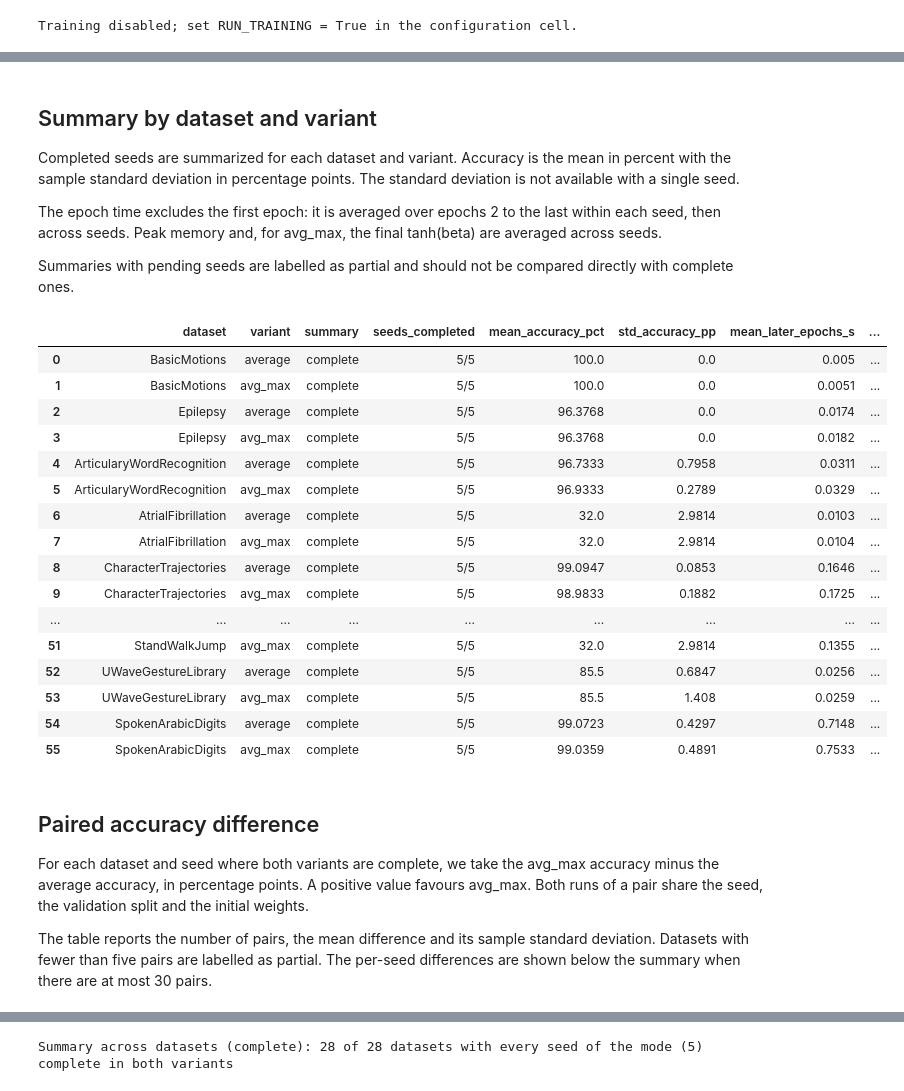
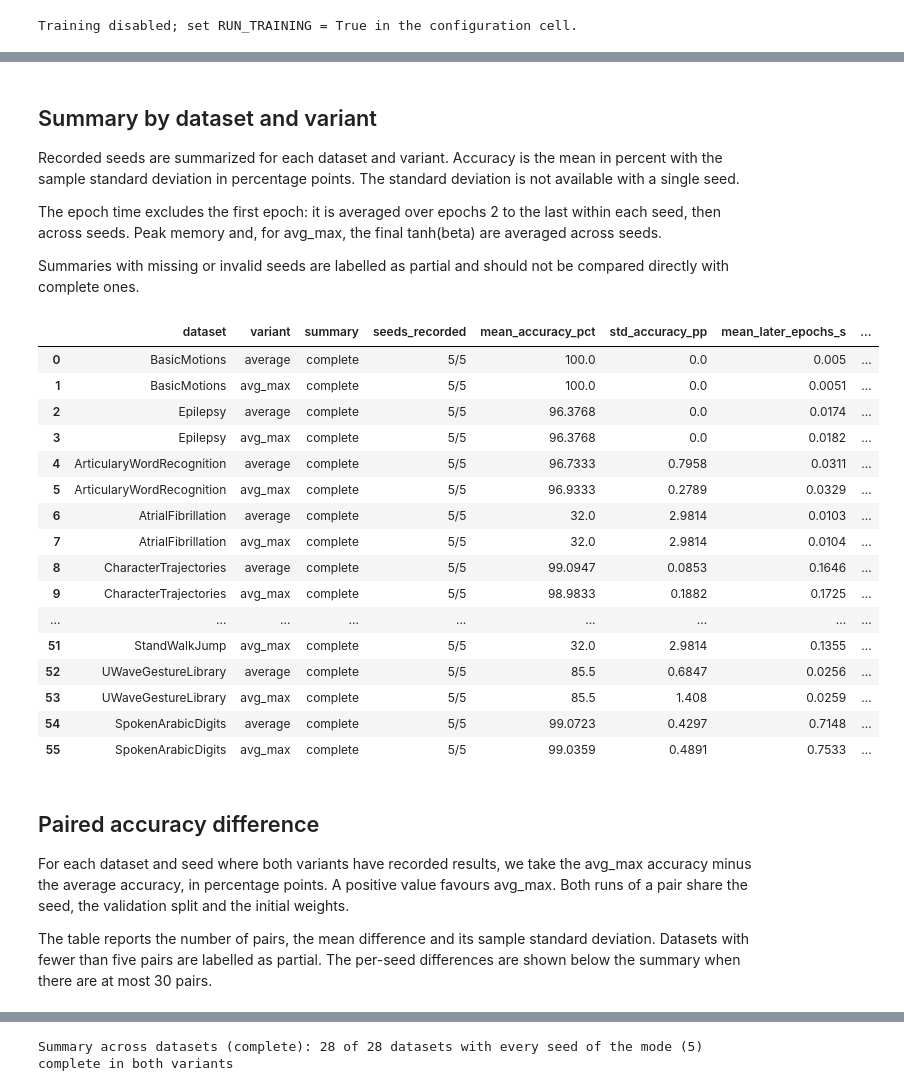
Before and after one commit to tyrerodr/convtran-reproduction, a Jupyter notebook: notebooks/06_pooling_experiments.ipynb, the cells around one changed output, grey strips where cells are left out. Drawn from its saved outputs; the diff is of its cells as text; code cells hidden in the pictures.

```diff
--- a/notebooks/06_pooling_experiments.ipynb
+++ b/notebooks/06_pooling_experiments.ipynb
@@ -266,10 +268,13 @@ for mode, mode_plan in PLANS.items():
         f"{settings['epochs']} epochs)"
     )
 
-for dataset in sorted({d for settings in MODES.values() for d in settings["datasets"]}):
-    for split in ("TRAIN", "TEST"):
-        path = DATA_ROOT / dataset / f"{dataset}_{split}.ts"
-        assert path.is_file(), f"Missing dataset file: {path}"
+if RUN_TRAINING:
+    for dataset in DATASETS:
+        for split in ("TRAIN", "TEST"):
+            path = DATA_ROOT / dataset / f"{dataset}_{split}.ts"
+            assert path.is_file(), f"Missing dataset file: {path}"
+else:
+    print("Raw TRAIN/TEST files are checked only when training is enabled.")
 
 DATASETS = MODES[MODE]["datasets"]
 plan = PLANS[MODE]
@@ -458,44 +426,44 @@ benchmark: 280 planned
 # %% [markdown]
 ## Summary by dataset and variant
 
-Completed seeds are summarized for each dataset and variant. Accuracy is the mean in percent with the sample standard deviation in percentage points. The standard deviation is not available with a single seed.
+Recorded seeds are summarized for each dataset and variant. Accuracy is the mean in percent with the sample standard deviation in percentage points. The standard deviation is not available with a single seed.
 
 The epoch time excludes the first epoch: it is averaged over epochs 2 to the last within each seed, then across seeds. Peak memory and, for avg_max, the final tanh(beta) are averaged across seeds.
 
-Summaries with pending seeds are labelled as partial and should not be compared directly with complete ones.
+Summaries with missing or invalid seeds are labelled as partial and should not be compared directly with complete ones.
 # %%
 summary_rows = []
 for dataset in DATASETS:
     for variant in VARIANTS:
         done = runs_table[
             (runs_table["dataset"] == dataset)
             & (runs_table["variant"] == variant)
-            & (runs_table["status"] == "complete")
+            & (runs_table["result"] == "recorded")
         ]
         completed = len(done)
         summary_rows.append({
             "dataset": dataset,
             "variant": variant,
             "summary": "complete" if completed == len(SEEDS) else "partial",
-            "seeds_completed": f"{completed}/{len(SEEDS)}",
+            "seeds_recorded": f"{completed}/{len(SEEDS)}",
             "mean_accuracy_pct": done["test_accuracy_pct"].mean(),
             "std_accuracy_pp": (
                 done["test_accuracy_pct"].std(ddof=1) if completed > 1 else None
             ),
             "mean_later_epochs_s": done["later_epochs_mean_s"].mean(),
             "mean_peak_cuda_alloc_train_val_mib": (
                 done["peak_cuda_alloc_train_val_mib"].mean()
             ),
             "mean_final_tanh_beta": done["tanh_beta"].mean(),
         })
 
 summary = pd.DataFrame(summary_rows)
 SUMMARY_NUMERIC = summary.columns[4:]
 summary[SUMMARY_NUMERIC] = summary[SUMMARY_NUMERIC].apply(pd.to_numeric)
 with pd.option_context("display.max_rows", None):
     display(as_available(summary.round(4)))
 # %% [output]
-|  | dataset | variant | summary | seeds_completed | mean_accuracy_pct | std_accuracy_pp | mean_later_epochs_s | ... |
+|  | dataset | variant | summary | seeds_recorded | mean_accuracy_pct | std_accuracy_pp | mean_later_epochs_s | ... |
 | 0 | BasicMotions | average | complete | 5/5 | 100.0 | 0.0 | 0.005 | ... |
 | 1 | BasicMotions | avg_max | complete | 5/5 | 100.0 | 0.0 | 0.0051 | ... |
 | 2 | Epilepsy | average | complete | 5/5 | 96.3768 | 0.0 | 0.0174 | ... |
@@ -515,7 +483,7 @@ with pd.option_context("display.max_rows", None):
 # %% [markdown]
 ## Paired accuracy difference
 
-For each dataset and seed where both variants are complete, we take the avg_max accuracy minus the average accuracy, in percentage points. A positive value favours avg_max. Both runs of a pair share the seed, the validation split and the initial weights.
+For each dataset and seed where both variants have recorded results, we take the avg_max accuracy minus the average accuracy, in percentage points. A positive value favours avg_max. Both runs of a pair share the seed, the validation split and the initial weights.
 
 The table reports the number of pairs, the mean difference and its sample standard deviation. Datasets with fewer than five pairs are labelled as partial. The per-seed differences are shown below the summary when there are at most 30 pairs.
 # %%
```
Also changed, not shown: parts of 12 cells of this notebook, 8 other files.
